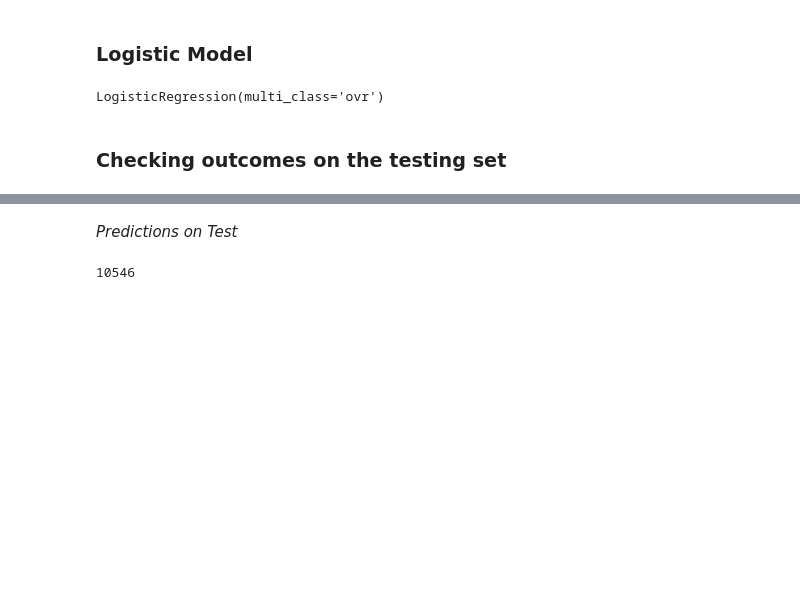
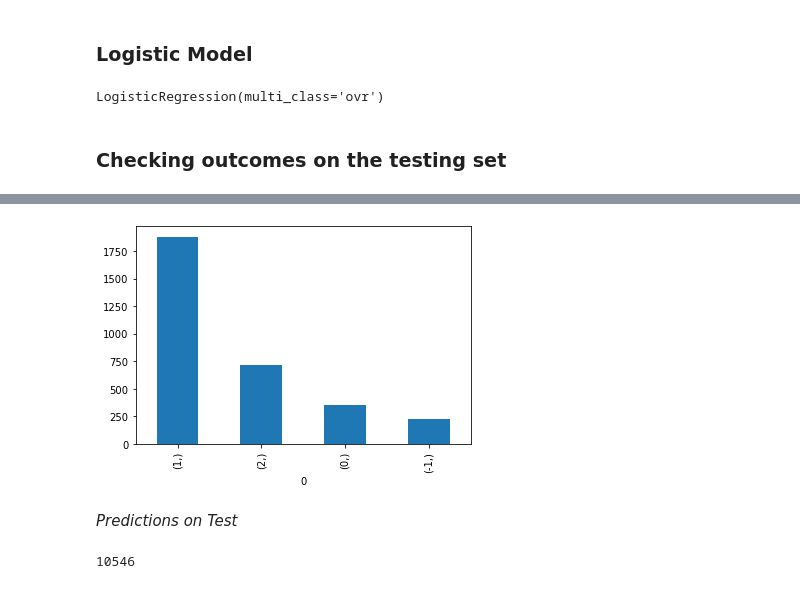
Before and after one commit to SixolileJ/Team-14, a Jupyter notebook: Predict Notebook_NPL.ipynb, the cells around one changed output, grey strips where cells are left out. Saved outputs shown, nothing was run; the diff lists cells and outputs as text; code cells hidden in the pictures; blank space fills up the shorter version.

```diff
--- a/Predict Notebook_NPL.ipynb
+++ b/Predict Notebook_NPL.ipynb
@@ -186,5 +186,5 @@ We can seee that there are a lot more features(24 819) than rows (15 819) a lot
 # %%
-betterVect = CountVectorizer(stop_words='english',max_features=10000)
+betterVect = CountVectorizer(stop_words='english',max_features=14000)
 
 betterVect.fit(df['message'])
 # %% [output]
@@ -215,6 +215,14 @@ feature_percentage
 # %%
-#predictor names
-#betterVect.get_feature_names()
+#scaling X
+
+# Import the scaler module
+from sklearn import preprocessing
+scaler = preprocessing.MinMaxScaler()
+
+X_scaled=betterVect_transform.toarray()
+
+# Scale data
+X_scaled = scaler.fit_transform(X_scaled)
 # %% [markdown]
 ### PREPARING TEST DATASET
 # %%
@@ -287,7 +298,7 @@ feat_test=betterVect_transform_test.toarray()
 # %% [markdown]
 ### Logistic Model
 # %%
-X=betterVect_transform.toarray()
+X=X_scaled
 y=df['sentiment']
 # %%
 # import train/test split module
@@ -413,0 +347,20 @@ weighted avg       0.89      0.89      0.88      3164
+# %%
+from collections import Counter
+from sklearn.preprocessing import LabelEncoder
+
+# split into input and output elements
+X=X_scaled
+y=df['sentiment']
+# label encode the target variable
+
+X_train, X_test, y_train, y_test = train_test_split(X, y, test_size=0.2, random_state=42)
+
+
+# summarize distribution
+counter = Counter(y_train)
+for k,v in counter.items():
+    per = v / len(y) * 100
+    print('Class=%d, n=%d (%.3f%%)' % (k, v, per))
+# plot the distribution
+plt.bar(counter.keys(), counter.values())
+plt.show()
@@ -414,3 +425,9 @@ weighted avg       0.89      0.89      0.88      3164
+# %%
+#distribution of the predictions
+y_pred_resample.value_counts().plot(kind = 'bar')
+plt.show()
+# %% [output]
+[figure, added]
 # %% [markdown]
 *Predictions on Test*
 # %%
```
Also changed, not shown: parts of 31 cells of this notebook.
